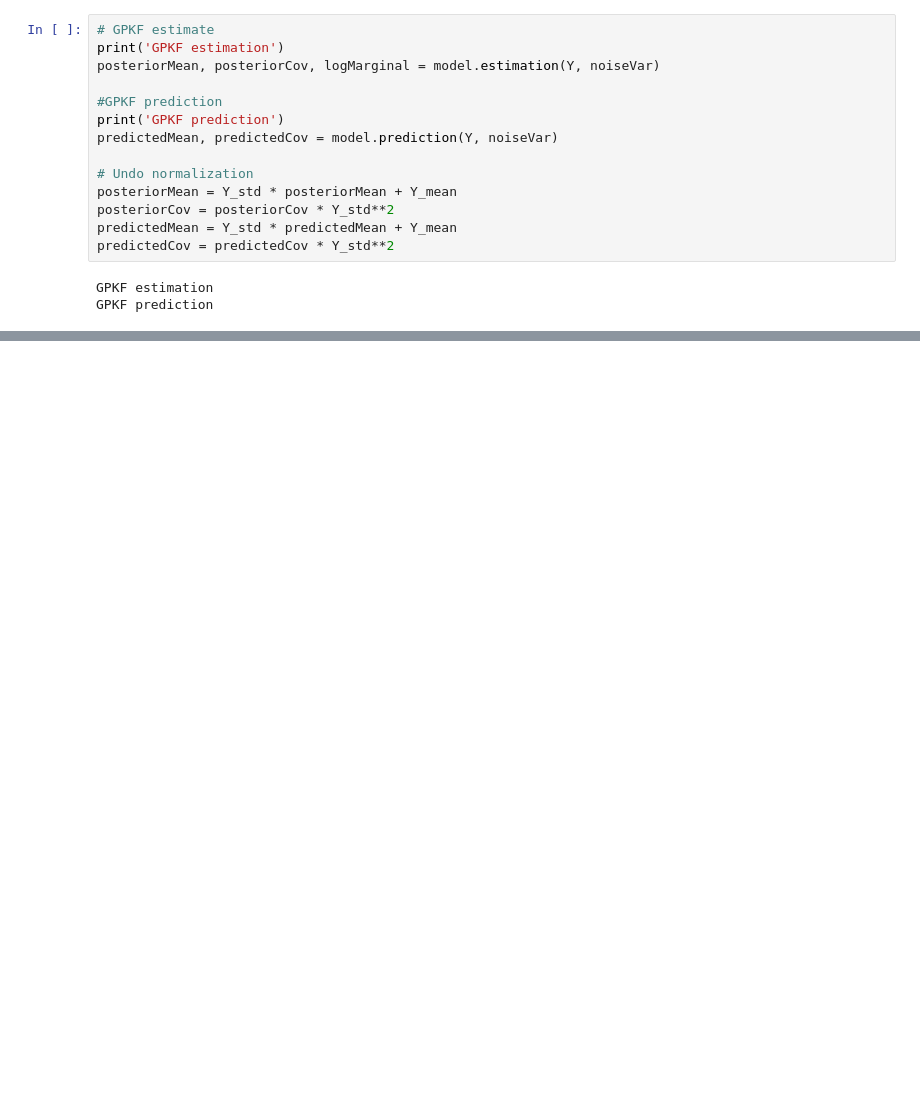
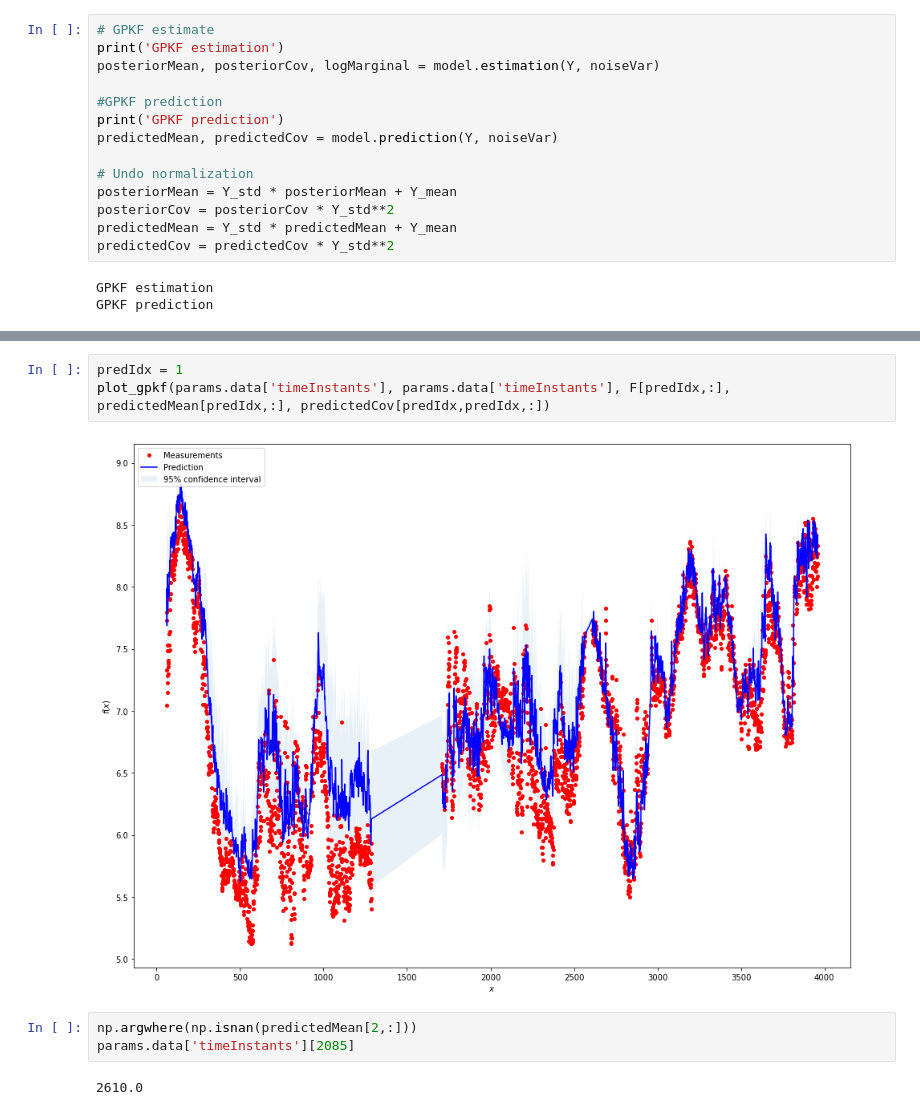
Before and after one commit to larsmmo/Master, a Jupyter notebook: gaussianProcess/GPKF/train.ipynb, the cells around one changed output, grey strips where cells are left out. Drawn from its saved outputs; the diff is of its cells as text; blank space fills up the shorter version.

```diff
--- a/gaussianProcess/GPKF/train.ipynb
+++ b/gaussianProcess/GPKF/train.ipynb
@@ -125,0 +119,10 @@ AttributeError: 'AxesSubplot' object has no property 'figsize'
+# %%
+predIdx = 1
+plot_gpkf(params.data['timeInstants'], params.data['timeInstants'], F[predIdx,:], predictedMean[predIdx,:], predictedCov[predIdx,predIdx,:])
+# %% [output]
+[figure, added]
+# %%
+np.argwhere(np.isnan(predictedMean[2,:]))
+params.data['timeInstants'][2085]
+# %% [output]
+2610.0
```
Also changed, not shown: parts of 5 cells of this notebook, 3 other files.
